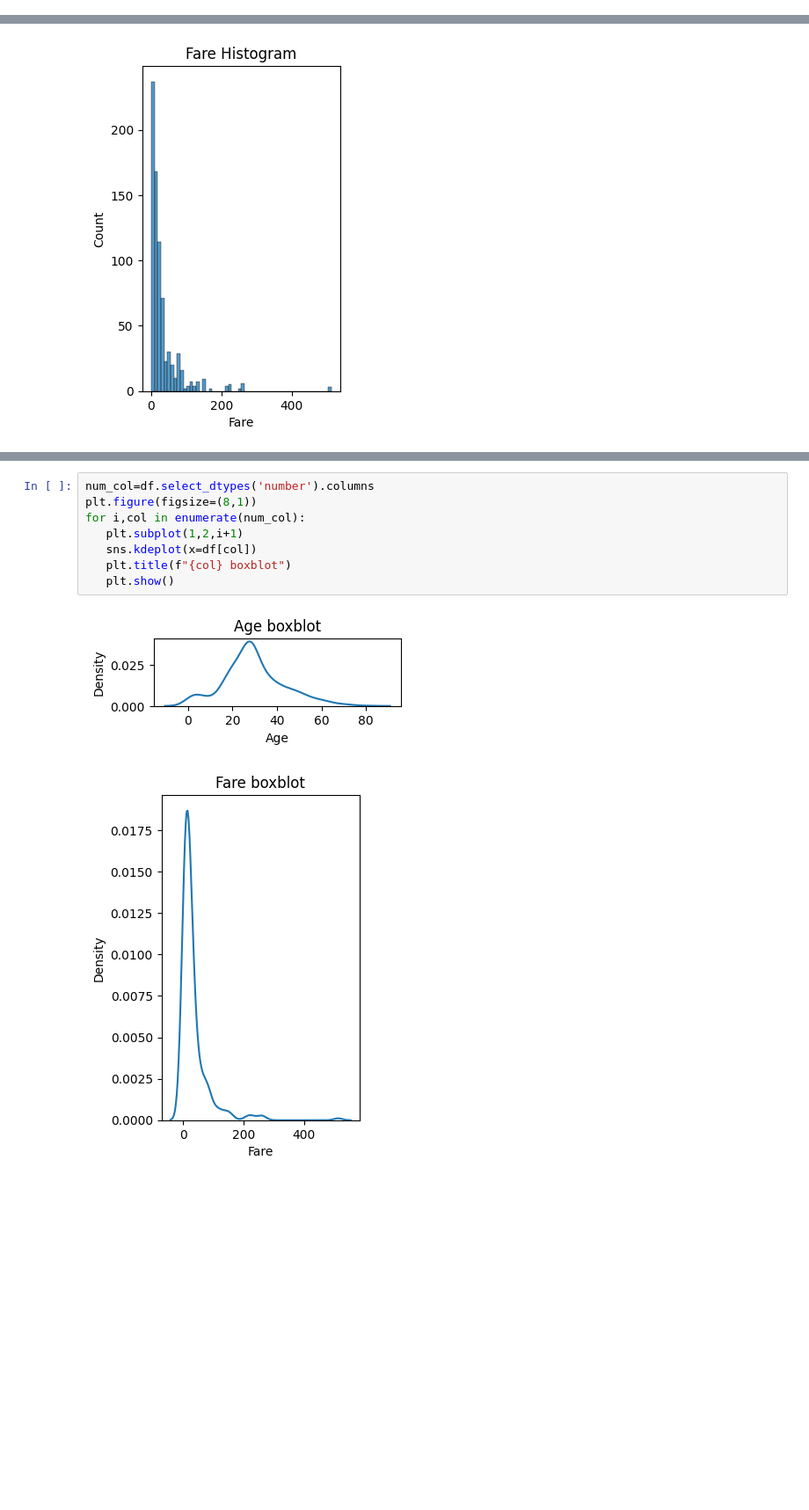
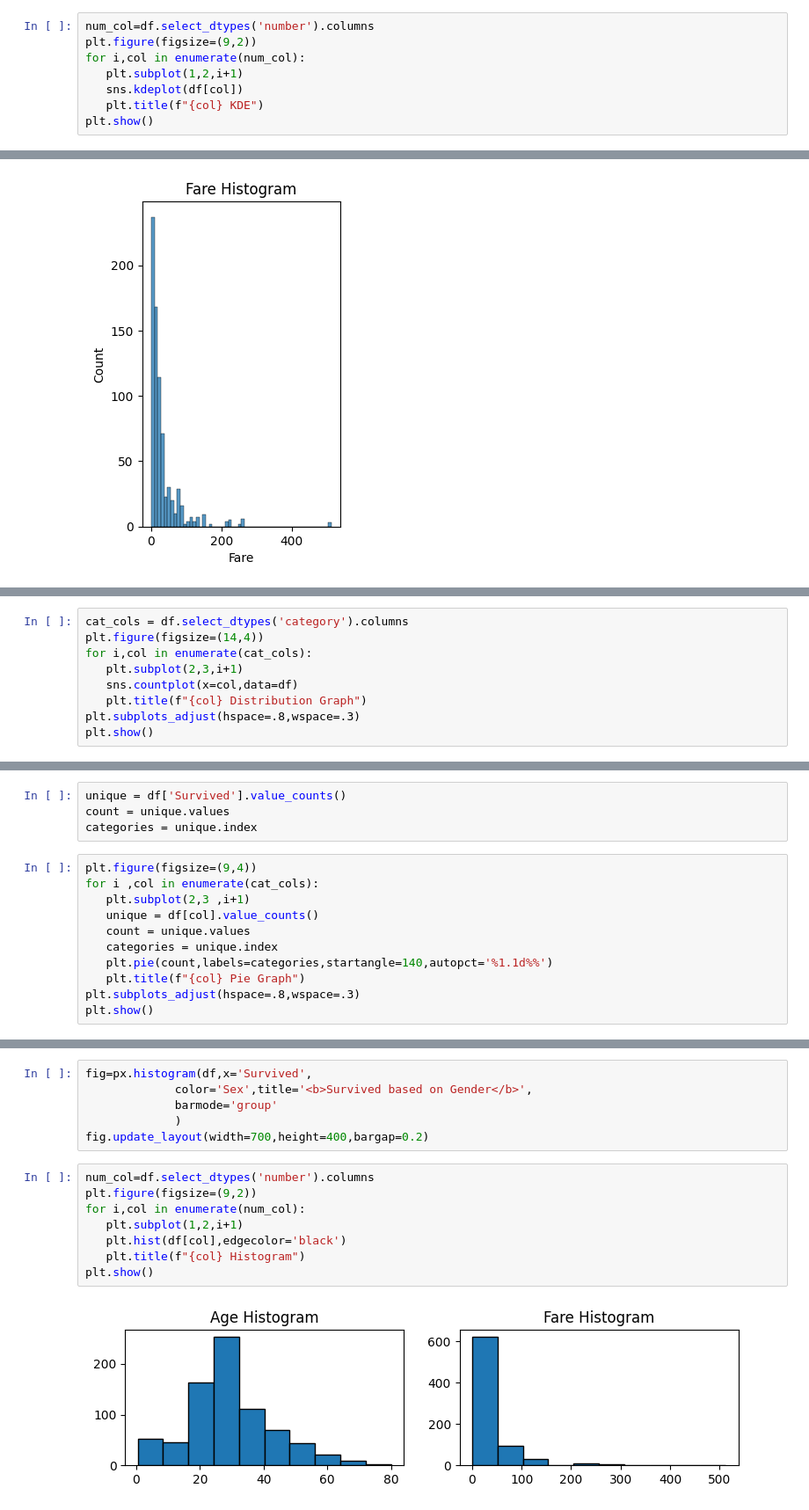
Before and after one commit to mariamgaber123/DEPI_ONL4_AIS2_S2, a Jupyter notebook: data_analysis/In-Sessions/code/pre_processing.ipynb, the cells around one changed output, grey strips where cells are left out. Shown at 88% size. Cells and saved outputs as stored; diff of their text form; blank space fills up the shorter version.

```diff
--- a/data_analysis/In-Sessions/code/pre_processing.ipynb
+++ b/data_analysis/In-Sessions/code/pre_processing.ipynb
@@ -179,0 +190,8 @@ np.int64(0)
+# %%
+num_col=df.select_dtypes('number').columns
+plt.figure(figsize=(9,2))
+for i,col in enumerate(num_col):
+   plt.subplot(1,2,i+1)
+   sns.kdeplot(df[col])
+   plt.title(f"{col} KDE")
+plt.show()
@@ -190,0 +223,9 @@ for i,col in enumerate(num_col):
+# %%
+cat_cols = df.select_dtypes('category').columns
+plt.figure(figsize=(14,4))
+for i,col in enumerate(cat_cols):
+   plt.subplot(2,3,i+1)
+   sns.countplot(x=col,data=df)
+   plt.title(f"{col} Distribution Graph")
+plt.subplots_adjust(hspace=.8,wspace=.3)
+plt.show()
@@ -190,0 +234,15 @@ for i,col in enumerate(num_col):
+# %%
+unique = df['Survived'].value_counts()
+count = unique.values
+categories = unique.index
+# %%
+plt.figure(figsize=(9,4))
+for i ,col in enumerate(cat_cols):
+   plt.subplot(2,3 ,i+1)
+   unique = df[col].value_counts()
+   count = unique.values
+   categories = unique.index
+   plt.pie(count,labels=categories,startangle=140,autopct='%1.1d%%')
+   plt.title(f"{col} Pie Graph")
+plt.subplots_adjust(hspace=.8,wspace=.3)
+plt.show()
@@ -191,11 +484,16 @@ for i,col in enumerate(num_col):
+# %%
+fig=px.histogram(df,x='Survived',
+             color='Sex',title='<b>Survived based on Gender</b>',
+             barmode='group'
+             )
+fig.update_layout(width=700,height=400,bargap=0.2)
 # %%
 num_col=df.select_dtypes('number').columns
-plt.figure(figsize=(8,1))
+plt.figure(figsize=(9,2))
 for i,col in enumerate(num_col):
    plt.subplot(1,2,i+1)
-   sns.kdeplot(x=df[col])
-   plt.title(f"{col} boxblot")
-   plt.show()
+   plt.hist(df[col],edgecolor='black')
+   plt.title(f"{col} Histogram")
+plt.show()
 # %% [output]
-[figure, old version]
+[figure, new version]
-[figure, removed]
```
Also changed, not shown: parts of 40 cells of this notebook, 5 other files.
